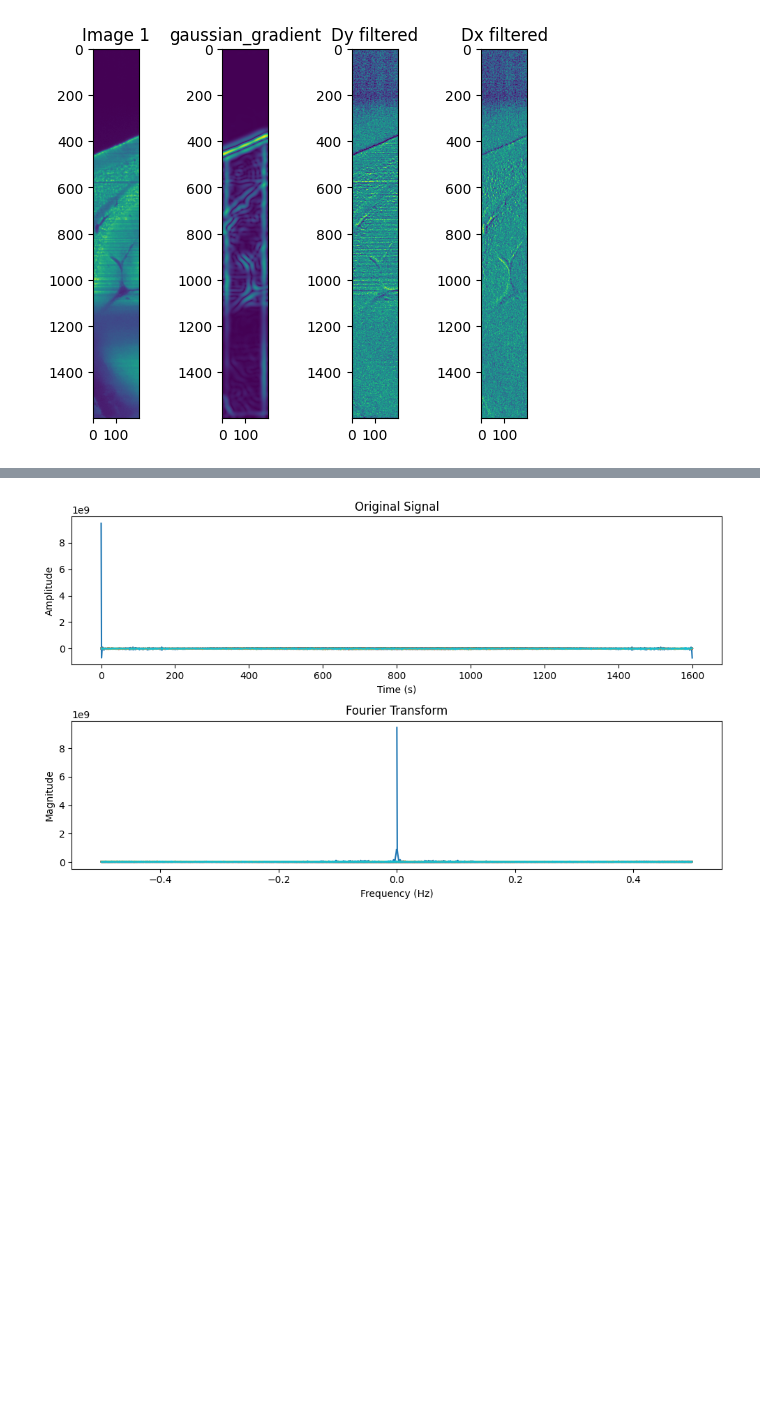
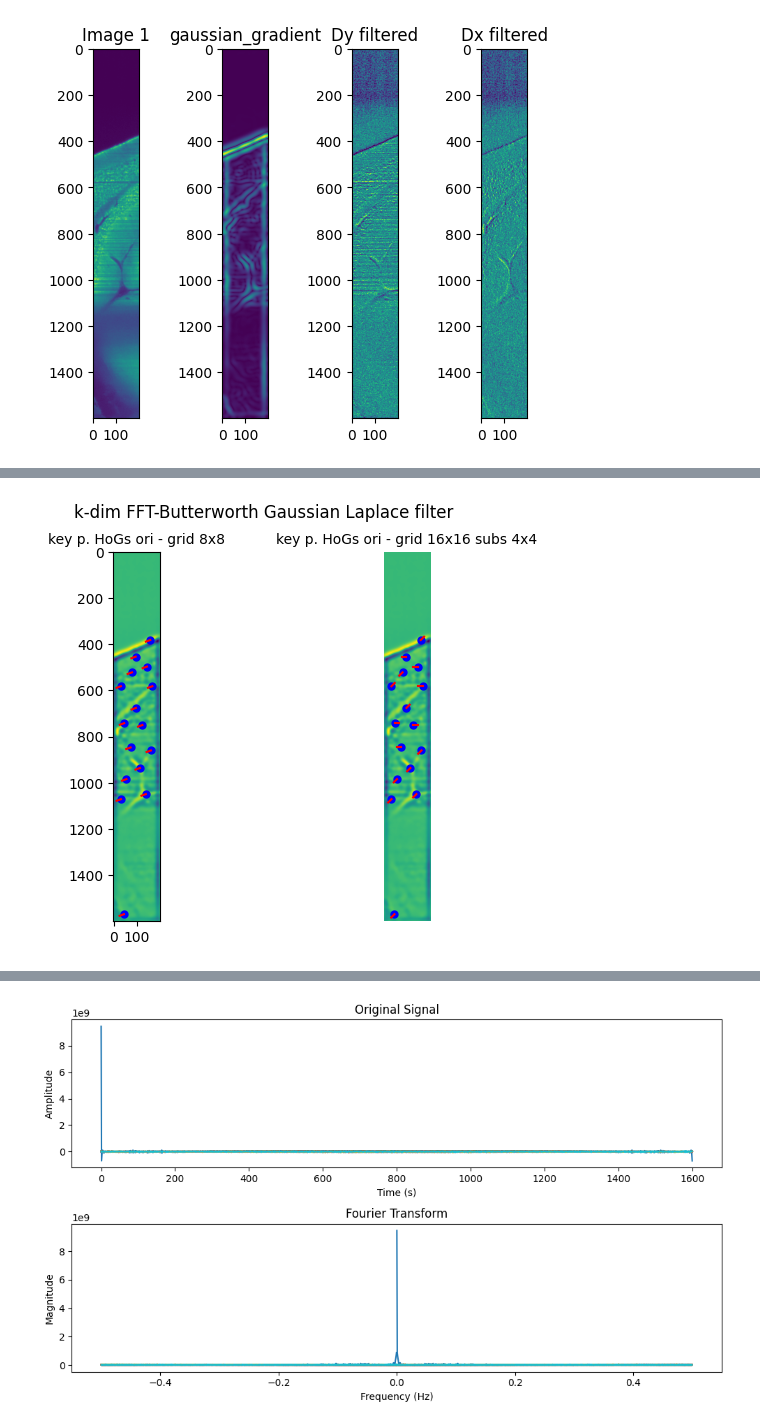
Before and after one commit to AllenNeuralDynamics/aind-registration_evaluation, a Jupyter notebook: scripts/key_points_detector_demo.ipynb, the cells around one changed output, grey strips where cells are left out. Cells and saved outputs as stored; diff of their text form; code cells hidden in the pictures; blank space fills up the shorter version.

```diff
--- a/scripts/key_points_detector_demo.ipynb
+++ b/scripts/key_points_detector_demo.ipynb
@@ -1263,0 +1351,30 @@ print(n_cells_height, n_cells_width)
+# %%
+f, ax = plt.subplots(1,2)
+f.suptitle("k-dim FFT-Butterworth Gaussian Laplace filter")
+ax[0].imshow(filtered_img_1)
+ax[0].set_title("key p. HoGs ori - grid 8x8", fontsize=10)
+ax[1].set_title("key p. HoGs ori - grid 16x16 subs 4x4", fontsize=10)
+ax[1].imshow(filtered_img_1)
+
+for y, x, orientation in img_1_keypoints_energy_orientations_1:
+    ax[0].plot(x, y, 'bo', markersize=5)  # Plot red circle at keypoint
+    angle_rad = np.radians(orientation)
+    length = 20
+    x2 = x + length * np.cos(angle_rad)
+    y2 = y + length * np.sin(angle_rad)
+    ax[0].plot([x, x2], [y, y2], 'r-')   # Plot red line for orientation
+
+for img_1_ori in img_1_keypoint_energy_orientations_2:
+    y, x = img_1_ori["keypoint"][0], img_1_ori["keypoint"][1]
+    ax[1].plot(x, y, 'bo', markersize=5)  # Plot red circle at keypoint
+    angle_rad = np.radians(img_1_ori["dominant_orientation"])
+    length = 20
+    x2 = x + length * np.cos(angle_rad)
+    y2 = y + length * np.sin(angle_rad)
+    ax[1].plot([x, x2], [y, y2], 'r-')   # Plot red line for orientation
+
+# Show the plot
+plt.axis('off')
+plt.show()
+# %% [output]
+[figure, added]
```
Also changed, not shown: parts of 14 cells of this notebook, 1 other file.
